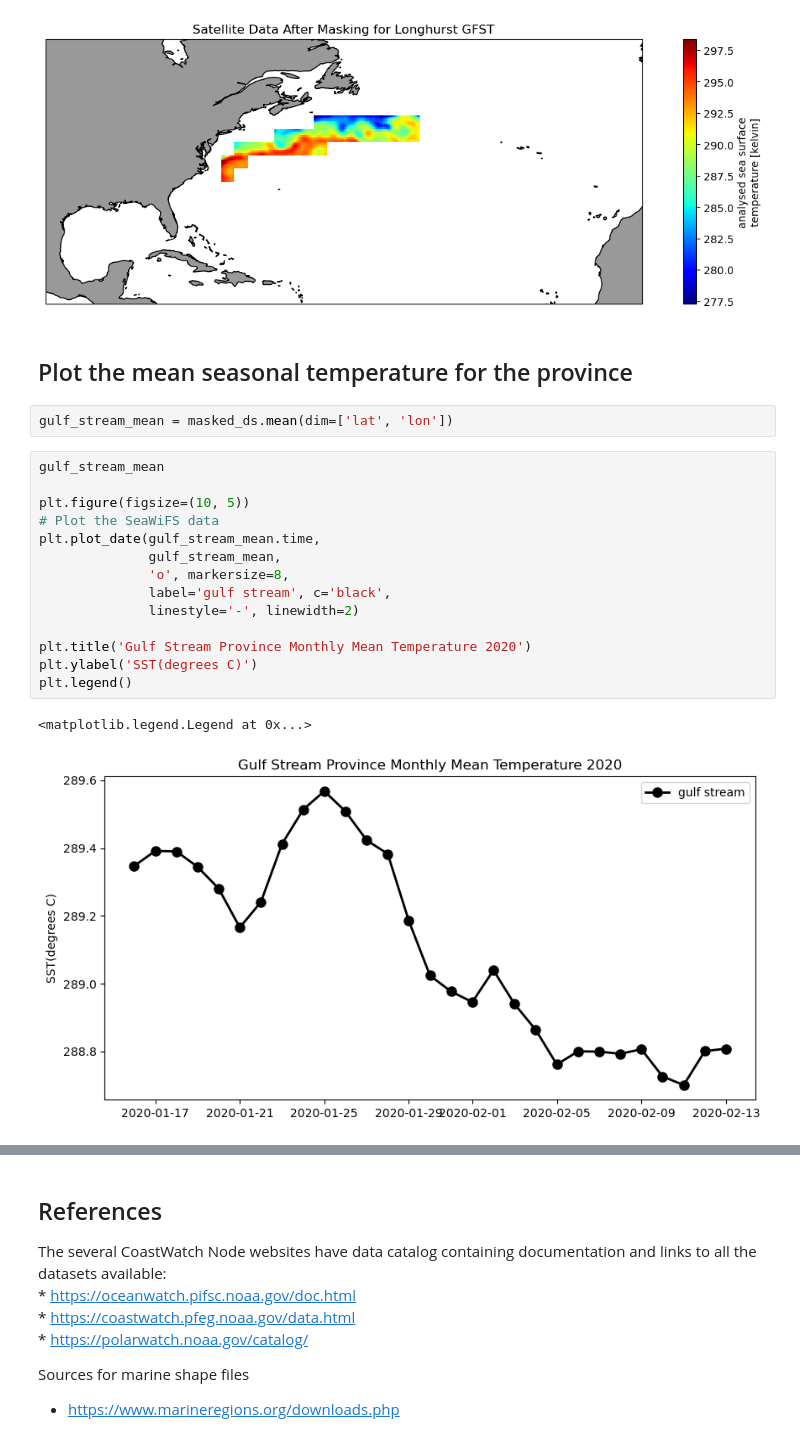
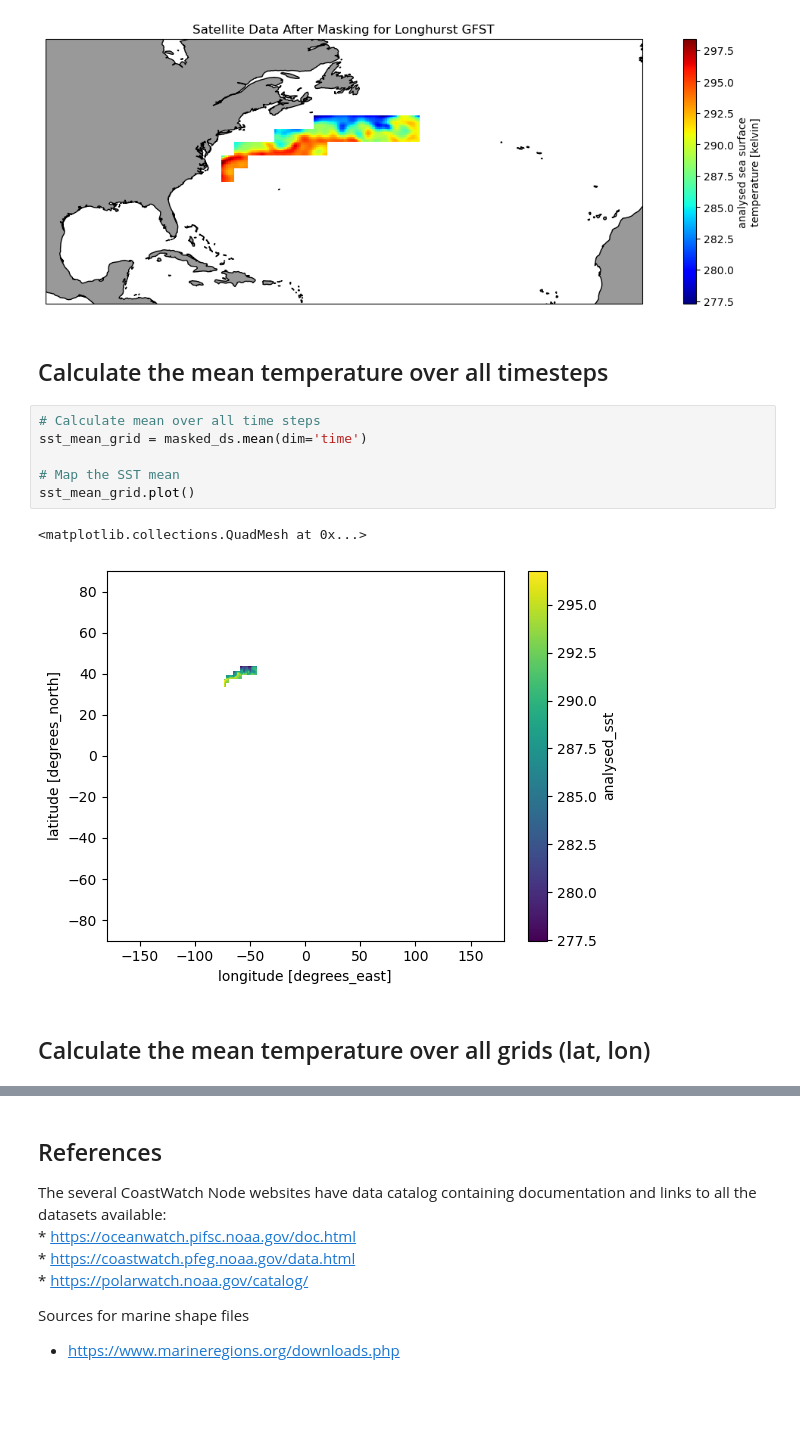
Before and after one commit to nmfs-opensci/EDMW-EarthData-Workshop-2024, a Jupyter notebook: tutorials/python/3-extract-satellite-data-within-boundary.ipynb, the cells around one changed output, grey strips where cells are left out. Cells and saved outputs as stored; diff of their text form; blank space fills up the shorter version.

Commit message:
modified python tutorial 3 to add aggregate by time, added NMFS openscapes as notebook modifier

```diff
--- a/tutorials/python/3-extract-satellite-data-within-boundary.ipynb
+++ b/tutorials/python/3-extract-satellite-data-within-boundary.ipynb
@@ -315,24 +286,16 @@ plt.title('Satellite Data After Masking for Longhurst GFST')
 # %% [output]
 Text(0.5, 1.0, 'Satellite Data After Masking for Longhurst GFST')
 [figure]
-# %% [markdown]
-## Plot the mean seasonal temperature for the province
-# %%
-gulf_stream_mean = masked_ds.mean(dim=['lat', 'lon'])
-# %%
-gulf_stream_mean
-
-plt.figure(figsize=(10, 5))
-# Plot the SeaWiFS data
-plt.plot_date(gulf_stream_mean.time,
-              gulf_stream_mean,
-              'o', markersize=8,
-              label='gulf stream', c='black',
-              linestyle='-', linewidth=2)
-
-plt.title('Gulf Stream Province Monthly Mean Temperature 2020')
-plt.ylabel('SST(degrees C)')
-plt.legend()
-# %% [output]
-<matplotlib.legend.Legend at 0x...>
-[figure, removed]
+# %% [markdown]
+## Calculate the mean temperature over all timesteps
+# %%
+# Calculate mean over all time steps
+sst_mean_grid = masked_ds.mean(dim='time')
+
+# Map the SST mean
+sst_mean_grid.plot()
+# %% [output]
+<matplotlib.collections.QuadMesh at 0x...>
+[figure, added]
+# %% [markdown]
+## Calculate the mean temperature over all grids (lat, lon)
```
Also changed, not shown: parts of 7 cells of this notebook, 1 other file.
